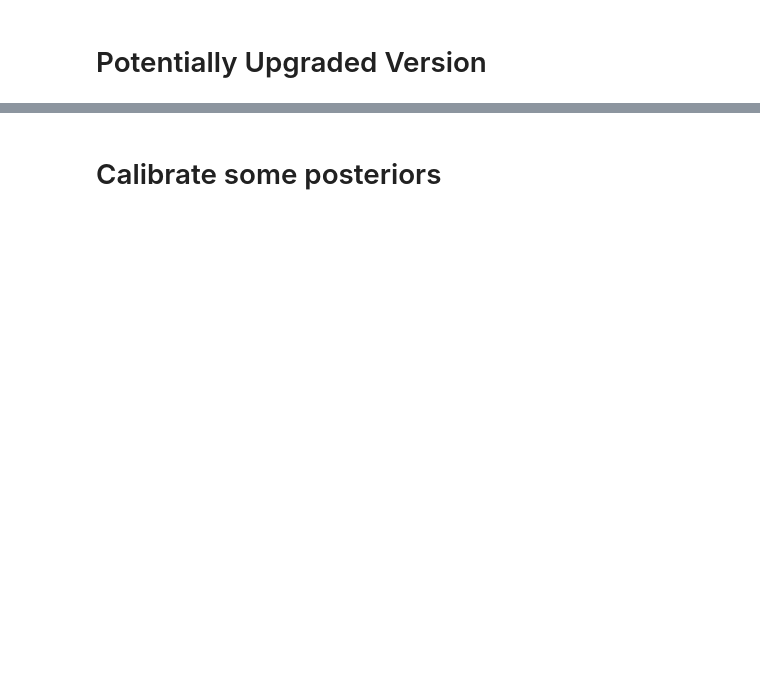
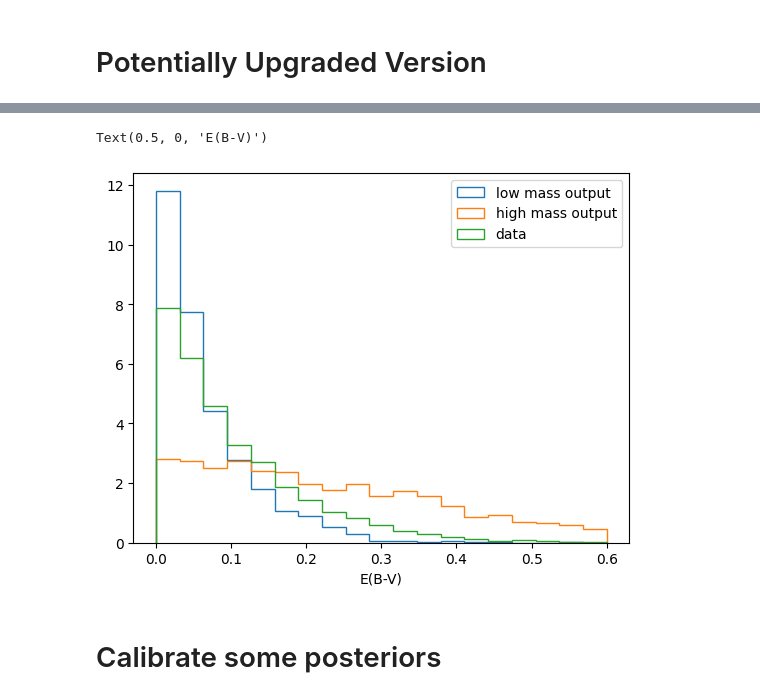
Before and after one commit to bap37/kestrel, a Jupyter notebook: Third Pass.ipynb, the cells around one changed output, grey strips where cells are left out. Drawn from its saved outputs; the diff is of its cells as text; code cells hidden in the pictures; blank space fills up the shorter version.

```diff
--- a/Third Pass.ipynb
+++ b/Third Pass.ipynb
@@ -275,12 +371,18 @@ plt.xlabel("mB")
 # %%
 bins = np.linspace(0, 0.6, 20)
 
-plt.hist(dft.SIM_EBV.values, histtype='step', bins=bins, label="sim output", density=True)
+plt.hist(dft.loc[dft.HOST_LOGMASS < 10].SIM_EBV.values, histtype='step', bins=bins, label="low mass output", density=True)
+plt.hist(dft.loc[dft.HOST_LOGMASS > 10].SIM_EBV.values, histtype='step', bins=bins, label="high mass output", density=True)
+
+
 plt.hist(dfdata.SIM_EBV.values, histtype='step', bins=bins, label="data", density=True)
 
 
 plt.legend()
 plt.xlabel("E(B-V)")
+# %% [output]
+Text(0.5, 0, 'E(B-V)')
+[figure, added]
 # %% [markdown]
 # Calibrate some posteriors
 # %%
```
Also changed, not shown: parts of 25 cells of this notebook, 1 other file.
